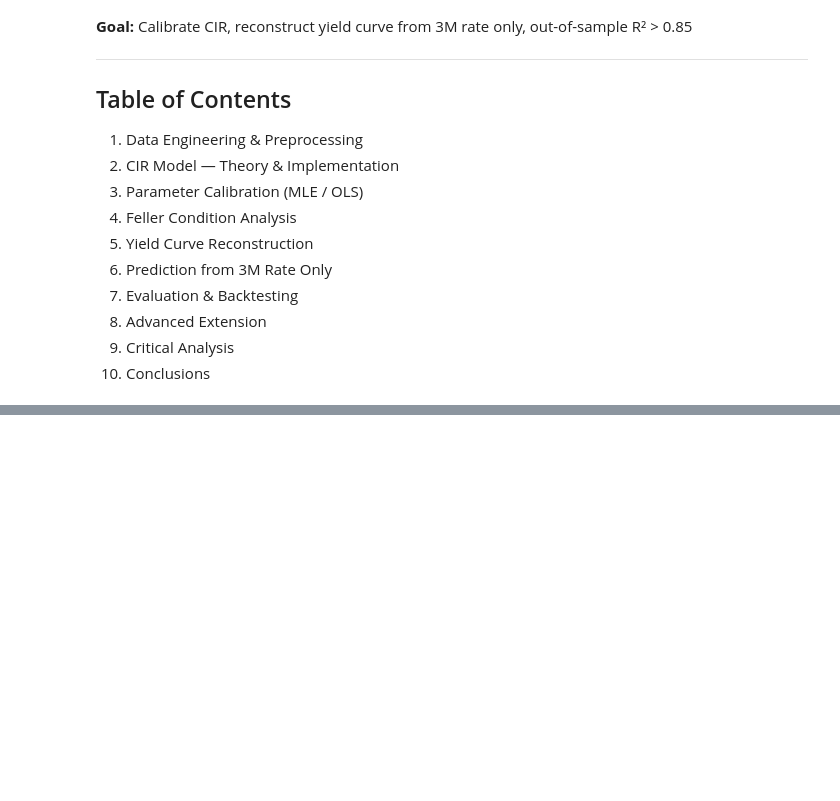
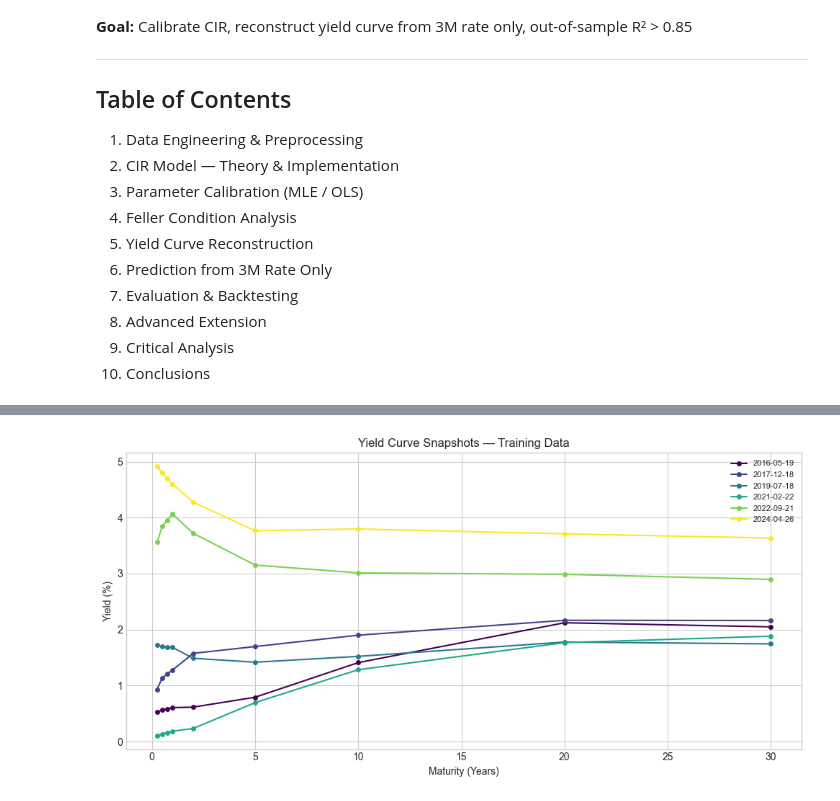
Before and after one commit to aayushp0403/stochastic-ir-modelling, a Jupyter notebook: notebooks/cir_model.ipynb, the cells around one changed output, grey strips where cells are left out. Drawn from its saved outputs; the diff is of its cells as text; code cells hidden in the pictures; blank space fills up the shorter version.

```diff
--- a/notebooks/cir_model.ipynb
+++ b/notebooks/cir_model.ipynb
@@ -35,0 +207,34 @@ env ready
+# %%
+def plot_yield_curve_snapshots(df, n_snapshots=6):
+    """
+    pick a few evenly spaced dates and plot the yield curve shape
+    good way to see if the data looks like a real yield curve
+    """
+    maturities_in_df = [c for c in df.columns if c != 'Date']
+    tenor_years = [MATURITY_YEARS[m] for m in maturities_in_df]
+
+    # pick n evenly spaced rows
+    idx = np.linspace(0, len(df)-1, n_snapshots, dtype=int)
+
+    fig, ax = plt.subplots(figsize=(10, 5))
+    cmap = plt.cm.viridis(np.linspace(0, 1, n_snapshots))
+
+    for i, row_idx in enumerate(idx):
+        row = df.iloc[row_idx]
+        yields_pct = [row[m] * 100 for m in maturities_in_df]
+        label = str(row['Date'].date())
+        ax.plot(tenor_years, yields_pct, marker='o', markersize=4,
+                label=label, color=cmap[i], linewidth=1.5)
+
+    ax.set_xlabel("Maturity (Years)")
+    ax.set_ylabel("Yield (%)")
+    ax.set_title("Yield Curve Snapshots — Training Data")
+    ax.legend(fontsize=8)
+    plt.tight_layout()
+    plt.show()
+
+
+plot_yield_curve_snapshots(train)
+# train only has all 9 maturities — good for this plot
+# %% [output]
+[figure, added]
```
Also changed, not shown: parts of 4 cells of this notebook, 3 other files.
